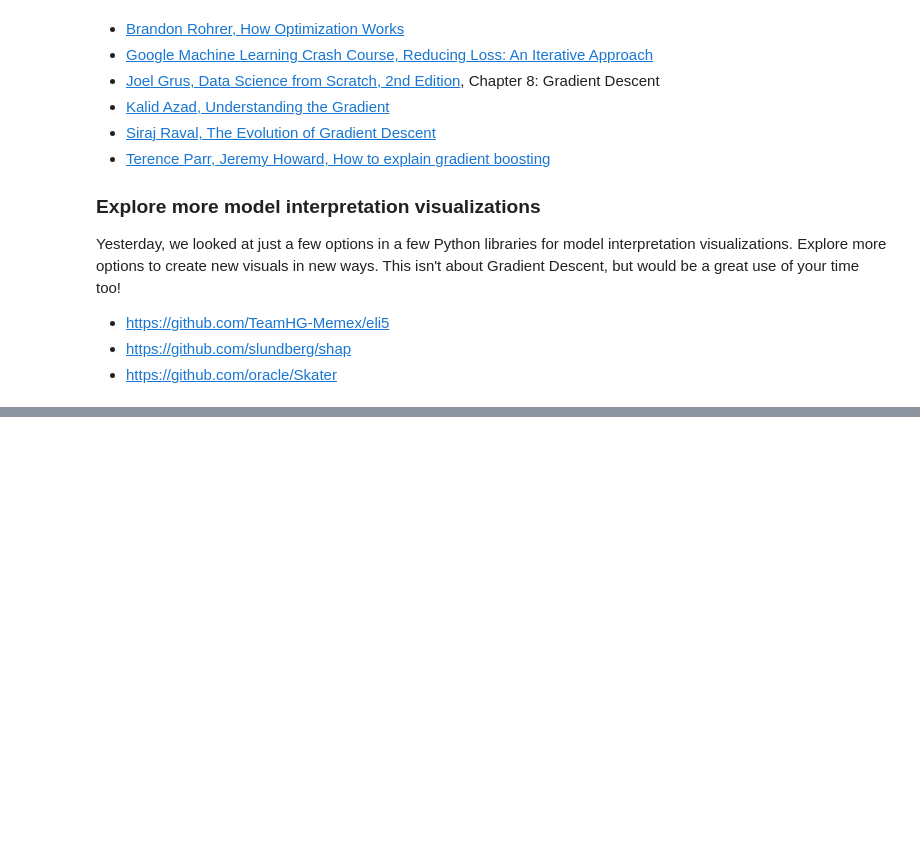
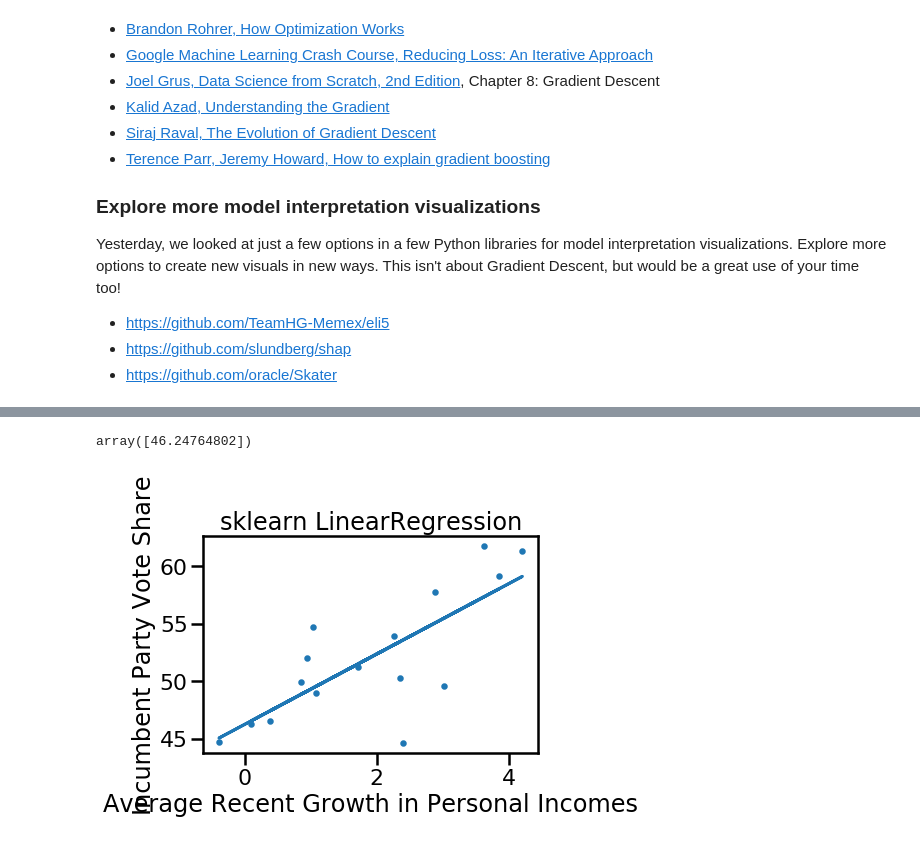
Before and after one commit to LambdaSchool/DS-Unit-2-Sprint-4-Practicing-Understanding, a Jupyter notebook: module4-gradient-descent/LS_DS_244_Gradient_Descent.ipynb, the cells around one changed output, grey strips where cells are left out. Drawn from its saved outputs; the diff is of its cells as text; code cells hidden in the pictures; blank space fills up the shorter version.

```diff
--- a/module4-gradient-descent/LS_DS_244_Gradient_Descent.ipynb
+++ b/module4-gradient-descent/LS_DS_244_Gradient_Descent.ipynb
@@ -392,0 +469,12 @@ Yesterday, we looked at just a few options in a few Python libraries for model i
+# %%
+from sklearn.linear_model import LinearRegression
+model = LinearRegression()
+model.fit(df[[feature]],df[[target]])
+y_pred = model.predict(df[[feature]])
+
+ax = df.plot(x=feature, y=target, kind='scatter', title='sklearn LinearRegression')
+plt.plot(df[[feature]],y_pred)
+model.intercept_
+# %% [output]
+array([46.24764802])
+[figure, added]
```
Also changed, not shown: parts of 6 cells of this notebook.
